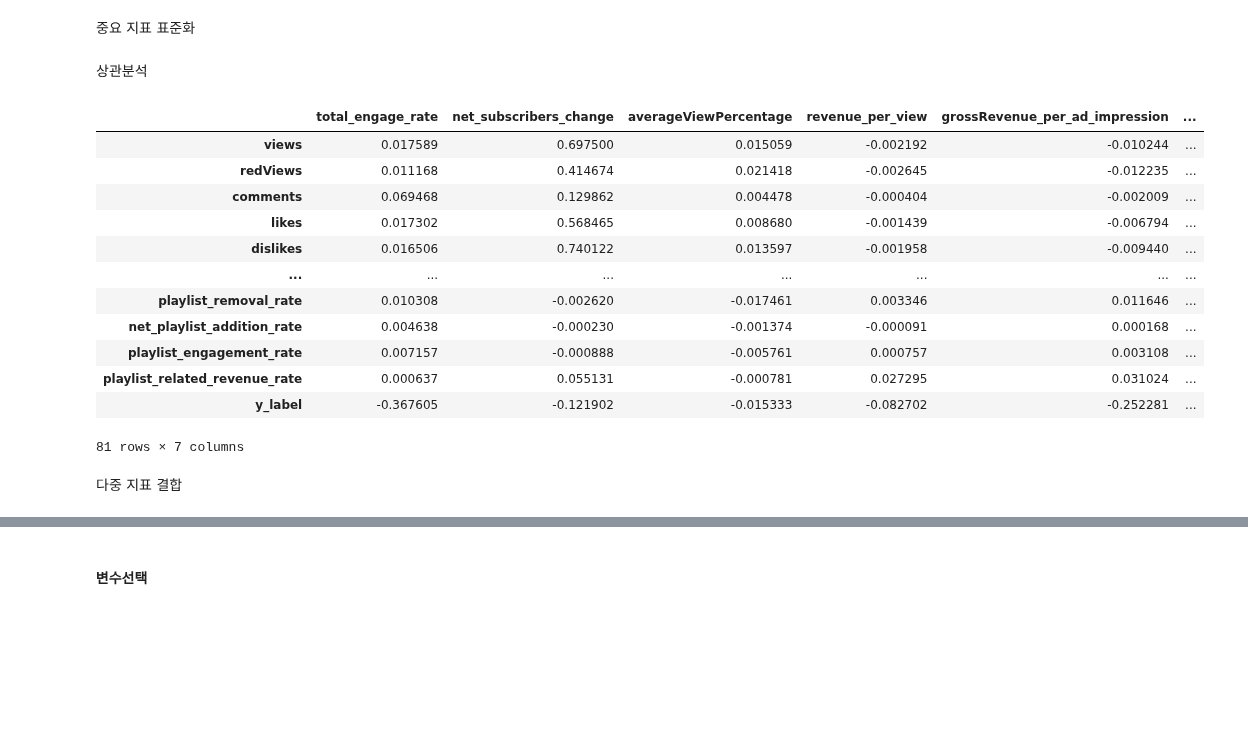
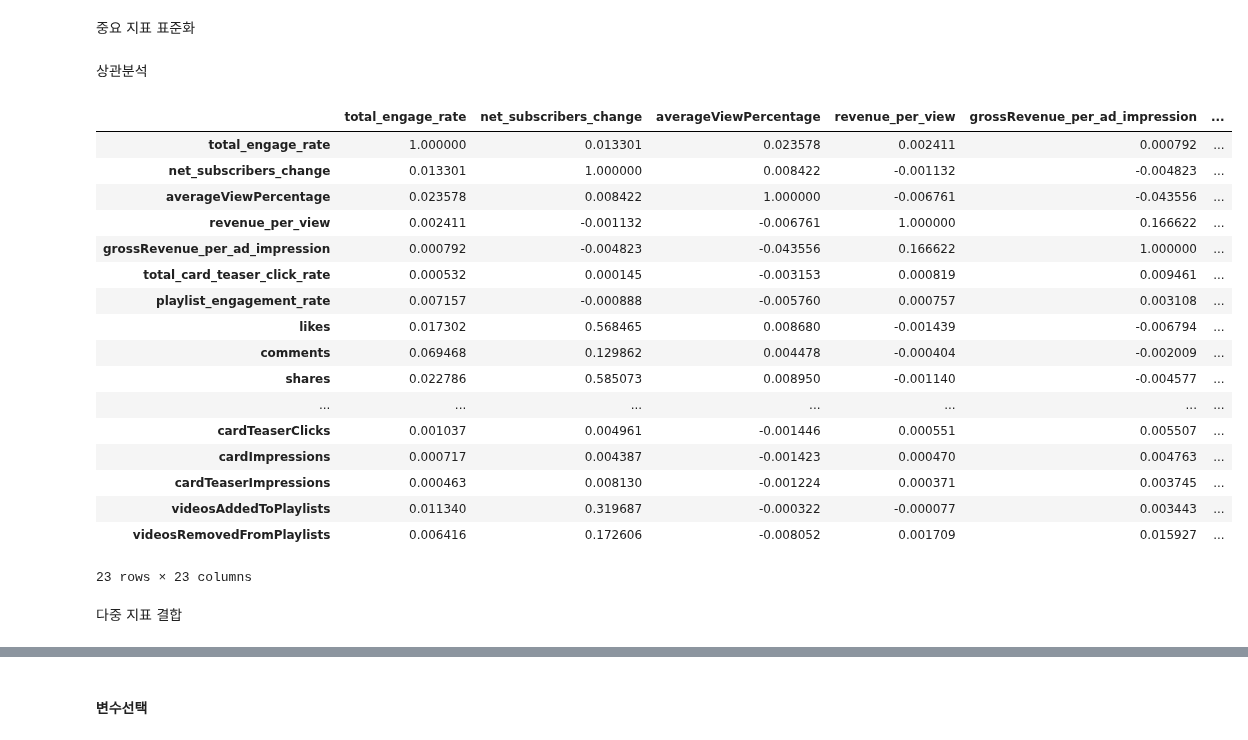
Before and after one commit to kkwann/awake, a Jupyter notebook: 6.Final_Report.ipynb, the cells around one changed output, grey strips where cells are left out. Saved outputs shown, nothing was run; the diff lists cells and outputs as text; code cells hidden in the pictures; blank space fills up the shorter version.

```diff
--- a/6.Final_Report.ipynb
+++ b/6.Final_Report.ipynb
@@ -968,31 +958,39 @@ y_col = ['total_engage_rate', 'net_subscribers_change', 'averageViewPercentage',
 # null값 대체
 youtube_videos[y_col] = youtube_videos[y_col].fillna(0) ## NaN
 youtube_videos[y_col] = youtube_videos[y_col].replace([np.inf, -np.inf], 0) ## inf
+# %% [markdown]
+상관분석
+# %%
+# y값 파생변수와 원변수 간 상관분석
+corr_df = youtube_videos[['total_engage_rate', 'net_subscribers_change', 'averageViewPercentage', 'revenue_per_view', 'grossRevenue_per_ad_impression','total_card_teaser_click_rate','playlist_engagement_rate',
+                          'likes', 'comments', 'shares', 'dislikes', 'views', 'subscribersGained', 'subscribersLost', 'estimatedRevenue', 'grossRevenue', 'adImpressions', 'cardClicks', 'cardTeaserClicks',
+                          'cardImpressions', 'cardTeaserImpressions', 'videosAddedToPlaylists', 'videosRemovedFromPlaylists']].corr()
+corr_df
+# %% [output]
+|  | total_engage_rate | net_subscribers_change | averageViewPercentage | revenue_per_view | grossRevenue_per_ad_impression | ... |
+| total_engage_rate | 1.000000 | 0.013301 | 0.023578 | 0.002411 | 0.000792 | ... |
+| net_subscribers_change | 0.013301 | 1.000000 | 0.008422 | -0.001132 | -0.004823 | ... |
+| averageViewPercentage | 0.023578 | 0.008422 | 1.000000 | -0.006761 | -0.043556 | ... |
+| revenue_per_view | 0.002411 | -0.001132 | -0.006761 | 1.000000 | 0.166622 | ... |
+| grossRevenue_per_ad_impression | 0.000792 | -0.004823 | -0.043556 | 0.166622 | 1.000000 | ... |
+| total_card_teaser_click_rate | 0.000532 | 0.000145 | -0.003153 | 0.000819 | 0.009461 | ... |
+| playlist_engagement_rate | 0.007157 | -0.000888 | -0.005760 | 0.000757 | 0.003108 | ... |
+| likes | 0.017302 | 0.568465 | 0.008680 | -0.001439 | -0.006794 | ... |
+| comments | 0.069468 | 0.129862 | 0.004478 | -0.000404 | -0.002009 | ... |
+| shares | 0.022786 | 0.585073 | 0.008950 | -0.001140 | -0.004577 | ... |
+| ... | ... | ... | ... | ... | ... | ... |
+| cardTeaserClicks | 0.001037 | 0.004961 | -0.001446 | 0.000551 | 0.005507 | ... |
+| cardImpressions | 0.000717 | 0.004387 | -0.001423 | 0.000470 | 0.004763 | ... |
+| cardTeaserImpressions | 0.000463 | 0.008130 | -0.001224 | 0.000371 | 0.003745 | ... |
+| videosAddedToPlaylists | 0.011340 | 0.319687 | -0.000322 | -0.000077 | 0.003443 | ... |
+| videosRemovedFromPlaylists | 0.006416 | 0.172606 | -0.008052 | 0.001709 | 0.015927 | ... |
+23 rows × 23 columns
+# %% [markdown]
+다중 지표 결합
 # %%
 # 표준화 (Standard Scaling)
 scaler = StandardScaler()
 scaled_features = scaler.fit_transform(youtube_videos[y_col])
-# %% [markdown]
-상관분석
-# %%
-corr_df = youtube_videos[youtube_videos.columns[3:]].corr()
-corr_df[y_col]
-# %% [output]
-|  | total_engage_rate | net_subscribers_change | averageViewPercentage | revenue_per_view | grossRevenue_per_ad_impression | ... |
-| views | 0.017589 | 0.697500 | 0.015059 | -0.002192 | -0.010244 | ... |
-| redViews | 0.011168 | 0.414674 | 0.021418 | -0.002645 | -0.012235 | ... |
-| comments | 0.069468 | 0.129862 | 0.004478 | -0.000404 | -0.002009 | ... |
-| likes | 0.017302 | 0.568465 | 0.008680 | -0.001439 | -0.006794 | ... |
-| dislikes | 0.016506 | 0.740122 | 0.013597 | -0.001958 | -0.009440 | ... |
-| ... | ... | ... | ... | ... | ... | ... |
-| playlist_removal_rate | 0.010308 | -0.002620 | -0.017461 | 0.003346 | 0.011646 | ... |
-| net_playlist_addition_rate | 0.004638 | -0.000230 | -0.001374 | -0.000091 | 0.000168 | ... |
-| playlist_engagement_rate | 0.007157 | -0.000888 | -0.005761 | 0.000757 | 0.003108 | ... |
-| playlist_related_revenue_rate | 0.000637 | 0.055131 | -0.000781 | 0.027295 | 0.031024 | ... |
-| y_label | -0.367605 | -0.121902 | -0.015333 | -0.082702 | -0.252281 | ... |
-81 rows × 7 columns
-# %% [markdown]
-다중 지표 결합
 # %%
 # Isolation Forest 모델 학습
 iso_forest = IsolationForest(contamination=0.05, random_state=42)  # 이상치 비율 설정
```
Also changed, not shown: parts of 116 cells of this notebook, 1 other file.
